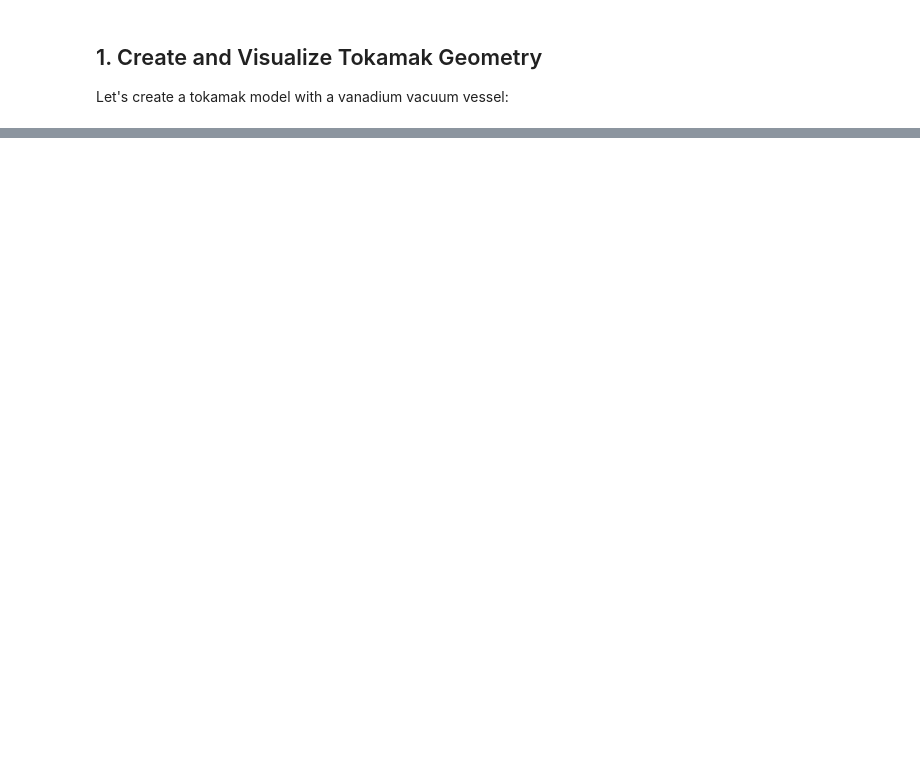
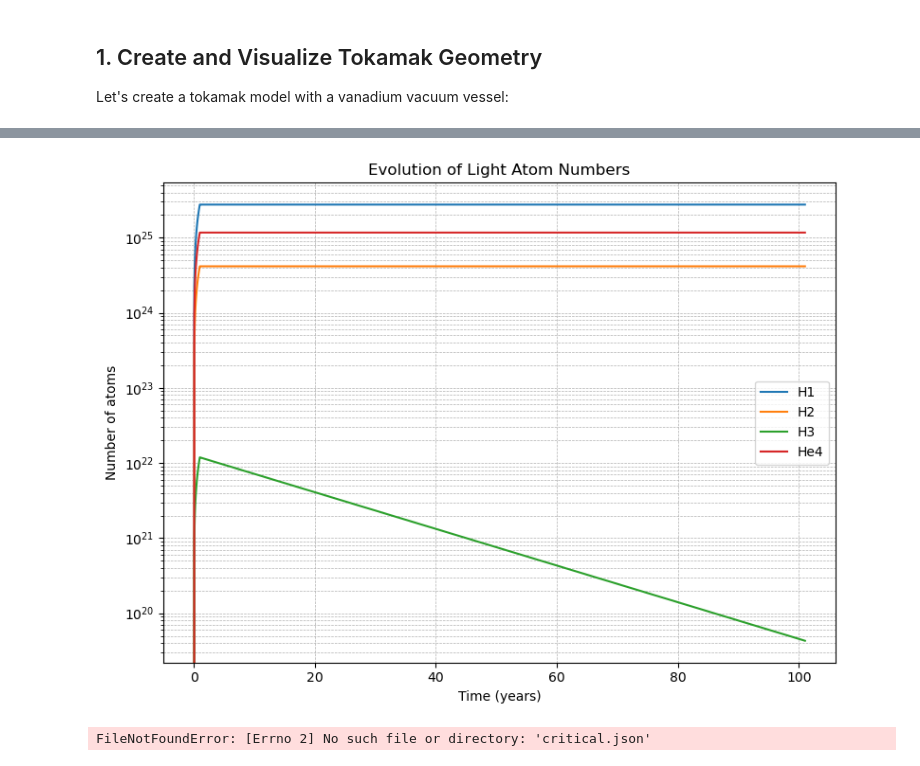
Before and after one commit to mstapelberg/neutronics_calphad, a Jupyter notebook: examples/example_usage.ipynb, the cells around one changed output, grey strips where cells are left out. Cells and saved outputs as stored; diff of their text form; code cells hidden in the pictures; blank space fills up the shorter version.

```diff
--- a/examples/example_usage.ipynb
+++ b/examples/example_usage.ipynb
@@ -36,0 +279,5 @@ print(f"Number of cells: {len(model.geometry.get_all_cells())}")
+# %%
+import os
+cell_name = 'vessel'
+# get the index of the domain where the cell is cell_name
+model.geometry.get_all_cells()
@@ -36,0 +354,15 @@ print(f"Number of cells: {len(model.geometry.get_all_cells())}")
+# %%
+import openmc
+import openmc.deplete
+import os
+# check if the results variable exists
+# if it does not, read the results from the file
+
+
+#results_path = os.path.join('depletion_results', material_name, 'depletion_results.h5')
+results_path = '/home/myless/Packages/neutronics_calphad/examples/depletion_results/V-2Cr-4Ti-3W-1Zr/depletion_results.h5'
+if 'results' not in locals() or results is None:
+    if os.path.exists(results_path):
+        results = openmc.deplete.Results(results_path)
+    else:
+        raise FileNotFoundError(f"Depletion results file not found at {results_path}")
@@ -36,0 +390,42 @@ print(f"Number of cells: {len(model.geometry.get_all_cells())}")
+# %%
+import matplotlib.pyplot as plt
+from typing import List, Tuple
+
+def plot_light_atom_numbers(
+    results: "openmc.deplete.Results",
+    material: "openmc.Material",
+    atom_types: List[str]
+) -> None:
+    """
+    Plot the number of atoms for each specified light atom on a log scale
+    for all time steps.
+
+    Args:
+        results: The OpenMC depletion results object.
+        material: The material for which to extract atom numbers.
+        atom_types: List of nuclide names (e.g., ['H1', 'H2', 'H3', 'He4']).
+    """
+    plt.figure(figsize=(8, 6))
+    for atom in atom_types:
+        times, numbers = results.get_atoms(material, atom)
+        plt.plot(times / (3600 * 24 * 365.25), numbers, label=atom)  # Convert seconds to years
+
+    plt.yscale('log')
+    plt.xlabel('Time (years)')
+    plt.ylabel('Number of atoms')
+    plt.title('Evolution of Light Atom Numbers')
+    plt.legend()
+    plt.grid(True, which="both", ls="--", lw=0.5)
+    plt.tight_layout()
+    plt.show()
+
+light_atoms = ['H1', 'H2', 'H3', 'He4']
+plot_light_atom_numbers(results, new_material, light_atoms)
+# %% [output]
+[figure, added]
+# %%
+from neutronics_calphad.optimizer.evaluate_updated import evaluate_material
+
+evaluate_material(results)
+# %% [output]
+FileNotFoundError: [Errno 2] No such file or directory: 'critical.json'
```
Also changed, not shown: parts of 24 cells of this notebook, 22 other files.
